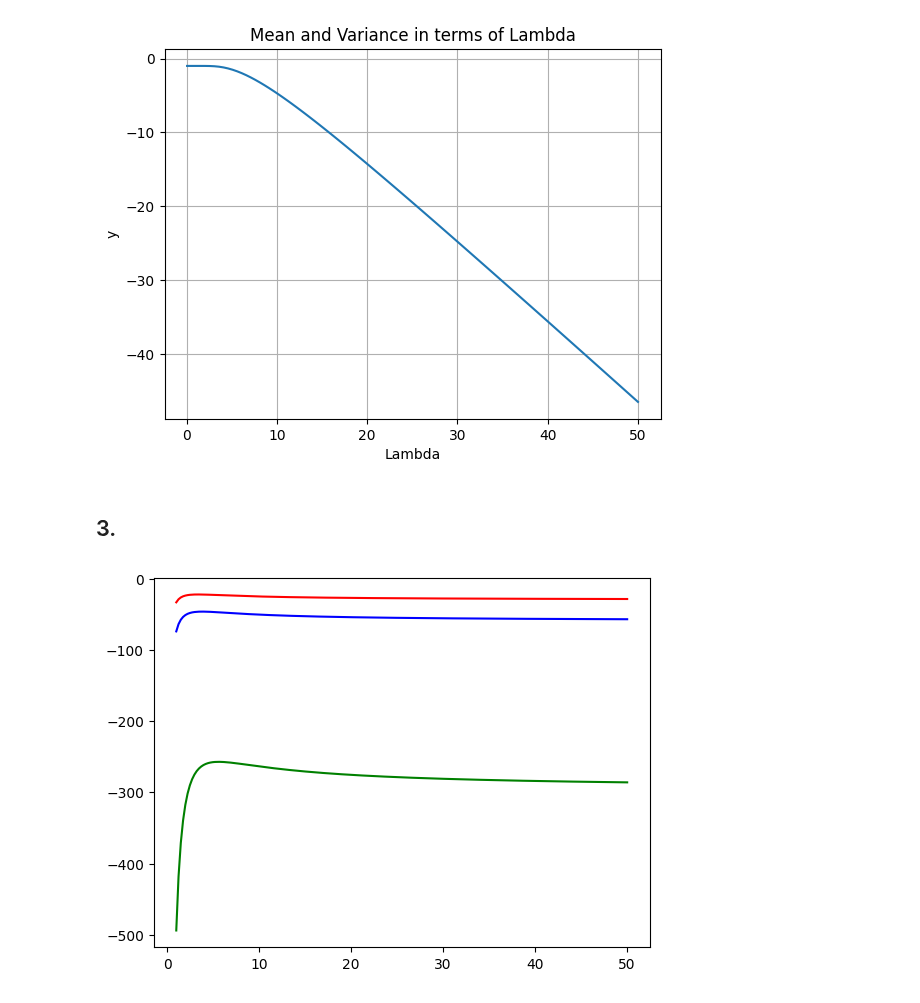
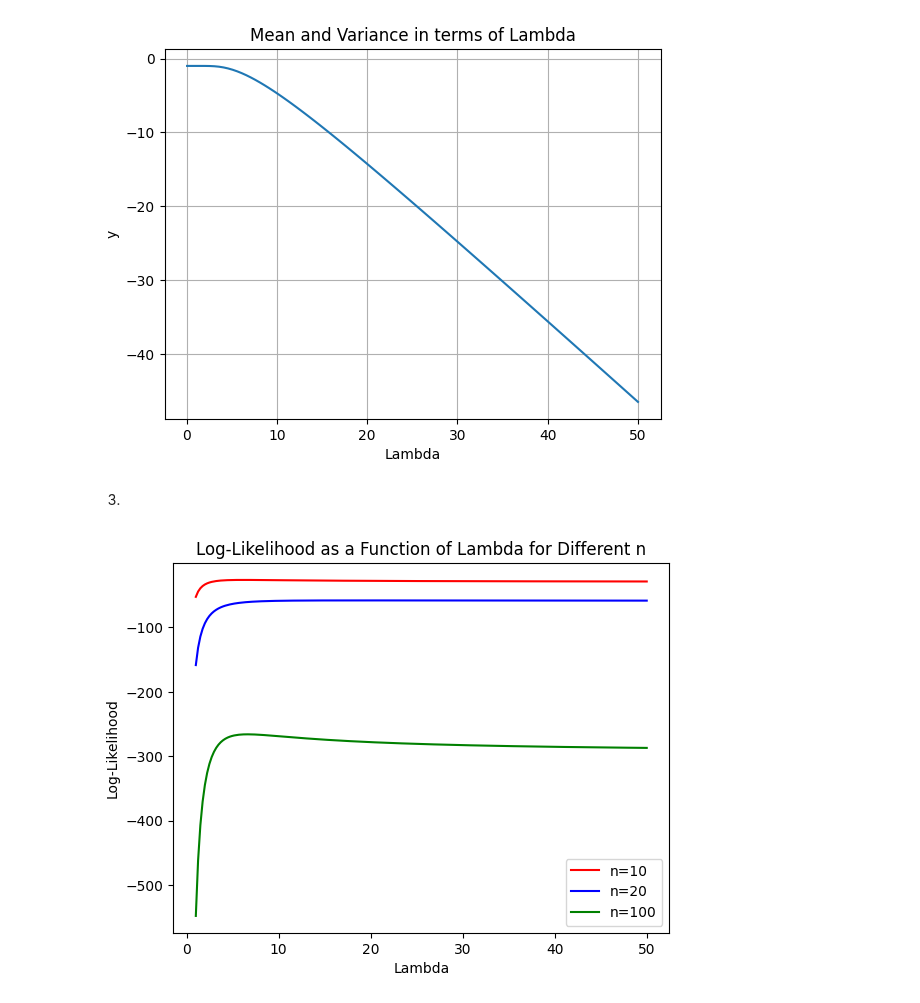
Before and after one commit to roduit/FundamentalLearningEPFL, a Jupyter notebook: Homeworks/HW1/FoiL_HW1.ipynb, the cells around one changed output. Saved outputs shown, nothing was run; the diff lists cells and outputs as text; code cells hidden in the pictures.

```diff
--- a/Homeworks/HW1/FoiL_HW1.ipynb
+++ b/Homeworks/HW1/FoiL_HW1.ipynb
@@ -48,3 +47,7 @@ exp = np.exp
+# %%
+exp = np.exp
+exponential = np.random.exponential
+np.random.seed(20)
 # %%
 import math
 import numpy as np
@@ -64,8 +67,8 @@ plt.grid(True)
 plt.show()
 # %% [output]
 [figure]
-# %% [markdown]
-## 3.
+# %% [markdown]
+3.
 # %%
 def log_likelihood(lambda_, obs):
     log_likelihood_value = -len(obs) * np.log(-lambda_ * (np.exp(-20 / lambda_) - np.exp(-1 / lambda_)))
@@ -75,15 +78,20 @@ def log_likelihood(lambda_, obs):
 # %%
 #parameters
 lambda_ = 10
 n_samples = [10,20,100]
 tab_lambda = np.linspace(1,50,200)
 color = ['r','b','g']
 for index, N in enumerate(n_samples):
-    obs = np.random.exponential(scale=lambda_, size=N)
+    obs = exponential(scale=lambda_, size=N)
     obs[obs > 20] = 0
     obs[obs < 1] = 0
     LL_func = np.array([log_likelihood(lbd, obs) for lbd in tab_lambda])
-    plt.plot(tab_lambda,LL_func, color=color[index])
+    plt.plot(tab_lambda,LL_func, color=color[index],label=f'n={N}')
+
+plt.xlabel('Lambda')
+plt.ylabel('Log-Likelihood')
+plt.title('Log-Likelihood as a Function of Lambda for Different n')
+plt.legend()
 plt.show()
 # %% [output]
-[figure, old version]
+[figure, new version]
```
Also changed, not shown: parts of 22 cells of this notebook.
